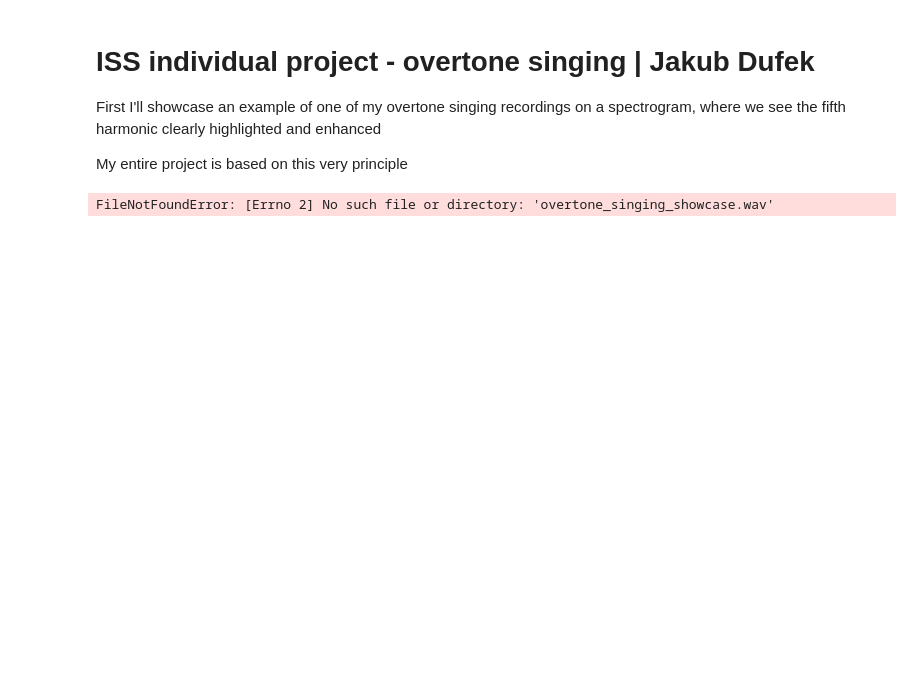
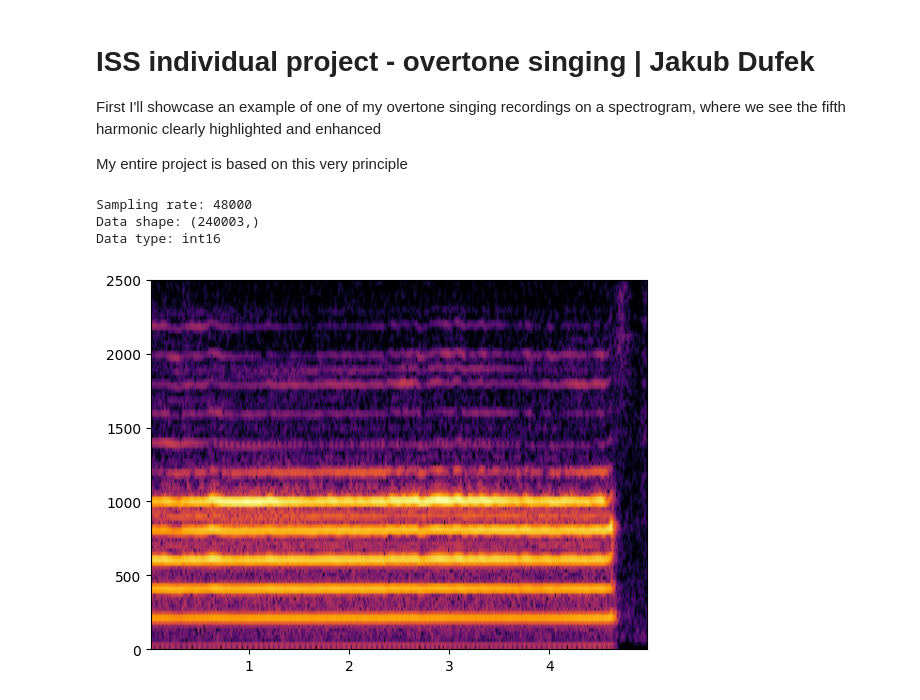
Before and after one commit to Jakub-Dufek/overtone-singing-analysis, a Jupyter notebook: overtone_singing_analysis.ipynb, the cells around one changed output. Drawn from its saved outputs; the diff is of its cells as text; code cells hidden in the pictures; blank space fills up the shorter version.

Commit message:
Finetuned spectrogram to see overtones more clearly

```diff
--- a/overtone_singing_analysis.ipynb
+++ b/overtone_singing_analysis.ipynb
@@ -7,25 +7,39 @@ First I'll showcase an example of one of my overtone singing recordings on a spe
 
 My entire project is based on this very principle
 # %%
+  # Lib importing
 from scipy.io import wavfile                                      # wav files
 import matplotlib.pyplot as plt                                   # spectrogram
 from IPython.display import Audio as interactive_audio_player     # audio player
+import numpy as np                                                #
 
-sampling_rate_hz, audio_samples = wavfile.read("overtone_singing_showcase.wav")
+  # Data access
+!git clone -q https://github.com/Jakub-Dufek/overtone-singing-analysis.git
+%cd -q overtone-singing-analysis
+sampling_rate_hz, audio_samples = wavfile.read("data/raw/overtone_singing_showcase.wav")
 
+  # Audio detail printing
 print("Sampling rate:", sampling_rate_hz)
 print("Data shape:", audio_samples.shape)
 print("Data type:", audio_samples.dtype)
 
+  # Audio file normalizing
+audio_norm = audio_samples / np.max(np.abs(audio_samples))
+
+  # Spectrogram building
 plt.specgram(
     x = audio_samples,      # "x" axis (time)
     Fs = sampling_rate_hz,  # "y" axis (signal frequency)
     noverlap = 1536,        # Makes spectrogram less pixely
     NFFT = 2048,            # Makes frequency lines sharp instead of blurry
-    cmap = 'turbo')         # Highlights especially strong frequencies
+    vmin = -25,             # Sets lowest signal strength worth tracking
+    cmap = 'inferno')       # Highlights especially strong frequencies
 plt.ylim(0, 2500)   # Capping max Fs
 plt.show()
 
 interactive_audio_player(data=audio_samples, rate=sampling_rate_hz)
 # %% [output]
-FileNotFoundError: [Errno 2] No such file or directory: 'overtone_singing_showcase.wav'
+Sampling rate: 48000
+Data shape: (240003,)
+Data type: int16
+[figure, added]
```
Also changed, not shown: parts of 1 cell of this notebook.
